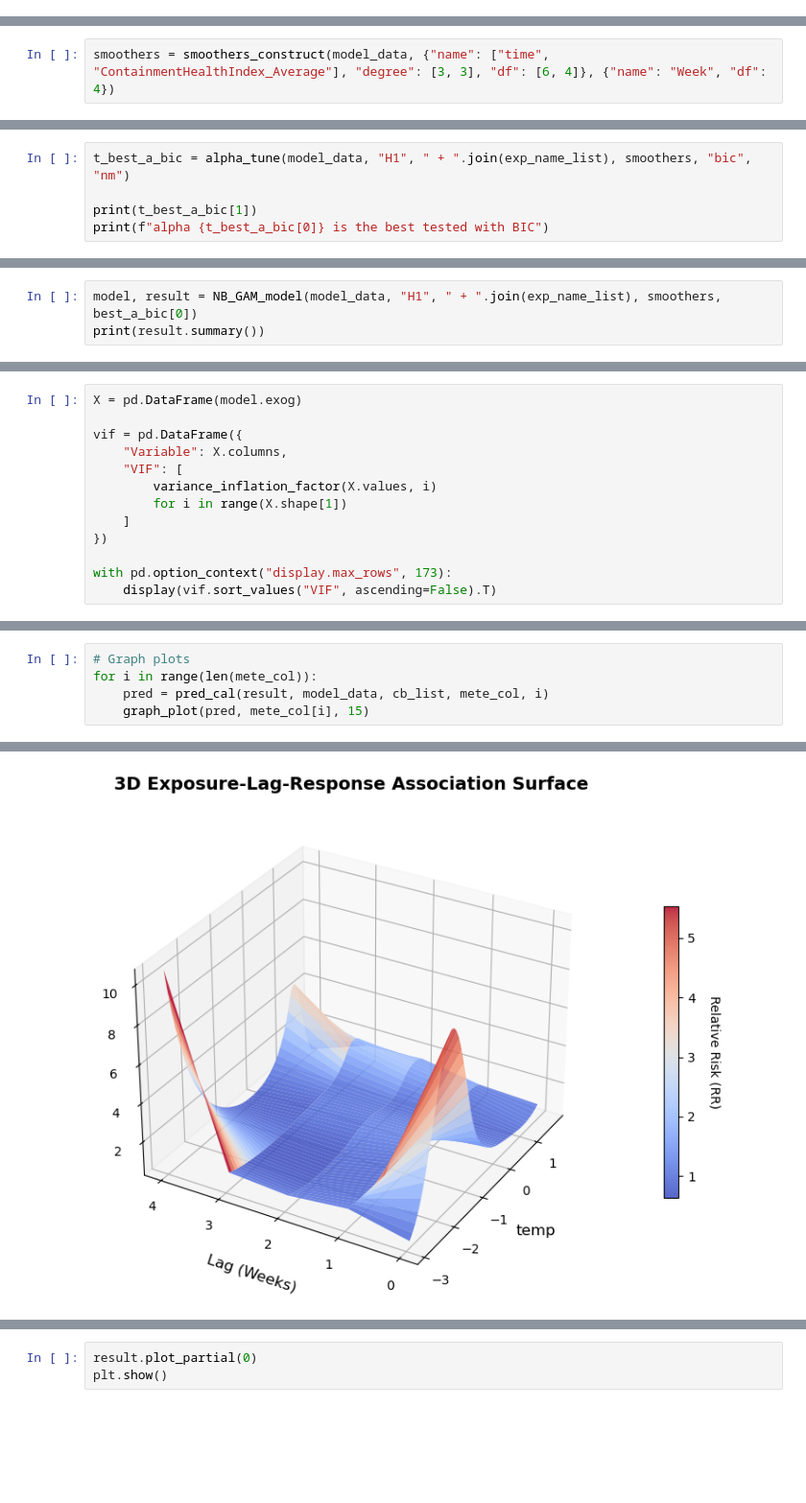
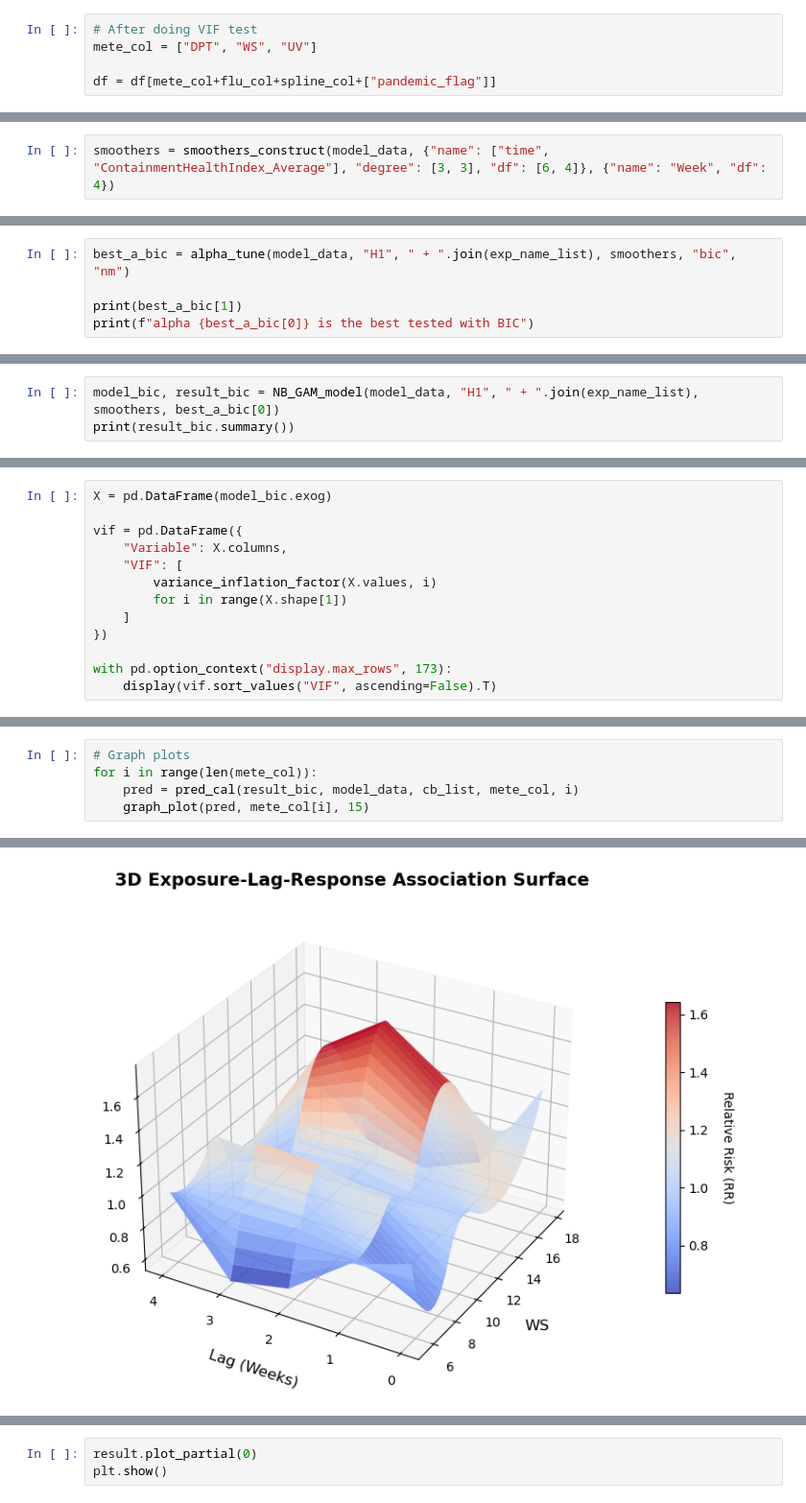
Before and after one commit to yansk1101/4096_dsproject, a Jupyter notebook: dlnm.ipynb, the cells around one changed output, grey strips where cells are left out. Shown at 96% size. Saved outputs shown, nothing was run; the diff lists cells and outputs as text; blank space fills up the shorter version.

```diff
--- a/dlnm.ipynb
+++ b/dlnm.ipynb
@@ -214,6 +214,11 @@ df["time"] = np.arange(1, len(df)+1)
 mete_col = ["temprange", "temp", "RH", "SR", "AP", "DPT", "WS", "UV"]
 flu_col = ["H1", "H3", "B", "AandB"]
 spline_col = ["ContainmentHealthIndex_Average", "Week", "time"]
+# %%
+# After doing VIF test
+mete_col = ["DPT", "WS", "UV"]
+
+df = df[mete_col+flu_col+spline_col+["pandemic_flag"]]
 # %%
 # overview for df
 display(df.head())
@@ -318,8 +317,8 @@ print(f"alpha {best_a_bic[0]} is the best tested with BIC")
                                                     1.099e+04,  1.099e+04]))
 alpha [3.44795142e-01 7.11273262e+01 6.49447656e+03] is the best tested with BIC
 # %%
-t_best_a_bic = alpha_tune(model_data, "H1", " + ".join(exp_name_list), smoothers, "bic", "nm")
+best_a_bic = alpha_tune(model_data, "H1", " + ".join(exp_name_list), smoothers, "bic", "nm")
 
-print(t_best_a_bic[1])
-print(f"alpha {t_best_a_bic[0]} is the best tested with BIC")
+print(best_a_bic[1])
+print(f"alpha {best_a_bic[0]} is the best tested with BIC")
 # %% [output]
@@ -355,6 +362,6 @@ alpha [3.45593997e-05 3.62012055e+02 9.76047885e-04] is the best tested with GCV
 # %%
-model, result = NB_GAM_model(model_data, "H1", " + ".join(exp_name_list), smoothers, best_a_bic[0])
-print(result.summary())
+model_bic, result_bic = NB_GAM_model(model_data, "H1", " + ".join(exp_name_list), smoothers, best_a_bic[0])
+print(result_bic.summary())
 # %% [output]
                  Generalized Linear Model Regression Results
 ==============================================================================
@@ -424,5 +434,5 @@ Matrix rank: 173
 # %%
-X = pd.DataFrame(model.exog)
+X = pd.DataFrame(model_bic.exog)
 
 vif = pd.DataFrame({
     "Variable": X.columns,
@@ -599,6 +601,6 @@ model, result = NB_GAM_model(model_data, "H1", " + ".join(exp_name_list), smooth
 # %%
 # Graph plots
 for i in range(len(mete_col)):
-    pred = pred_cal(result, model_data, cb_list, mete_col, i)
+    pred = pred_cal(result_bic, model_data, cb_list, mete_col, i)
     graph_plot(pred, mete_col[i], 15)
 # %% [output]
@@ -610 +612 @@ temp RR range: 1.001 to 18.164
-[figure, old version]
+[figure, new version]
```
Also changed, not shown: parts of 22 cells of this notebook, 1 other file.
